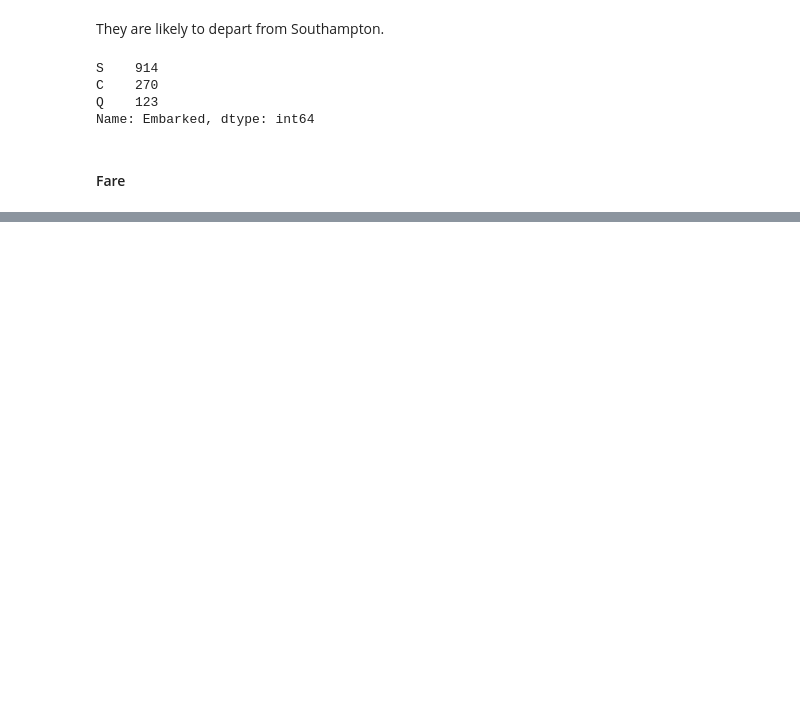
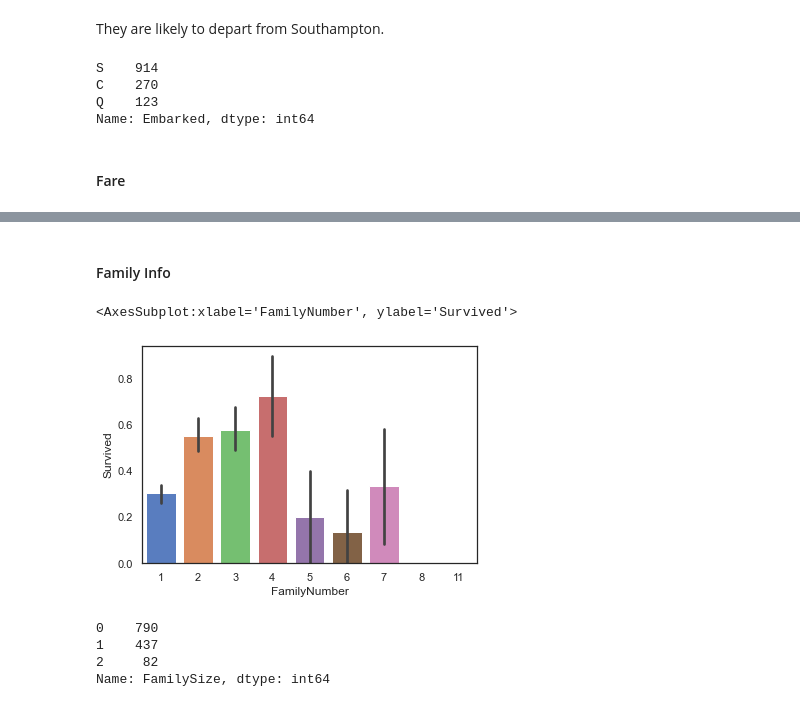
Before and after one commit to tmtsf/kaggle, a Jupyter notebook: titanic/notebook/titanic.ipynb, the cells around one changed output, grey strips where cells are left out. Cells and saved outputs as stored; diff of their text form; code cells hidden in the pictures; blank space fills up the shorter version.

```diff
--- a/titanic/notebook/titanic.ipynb
+++ b/titanic/notebook/titanic.ipynb
@@ -221,0 +284,24 @@ full['Fare'] = full['Fare'].fillna(full[(full['Pclass']==3)&(full['Embarked']=='
+# %% [markdown]
+#### Family Info
+# %%
+full['FamilyNumber'] = full['Parch'] + full['SibSp'] + 1
+sns.barplot(data=full, x='FamilyNumber', y='Survived')
+# %% [output]
+<AxesSubplot:xlabel='FamilyNumber', ylabel='Survived'>
+[figure, added]
+# %%
+def family_size(family_number):
+  if family_number == 1:
+    return 0
+  elif family_number >= 2 and family_number <= 4:
+    return 1
+  else:
+    return 2
+
+full['FamilySize'] = full['FamilyNumber'].map(family_size)
+full['FamilySize'].value_counts()
+# %% [output]
+0    790
+1    437
+2     82
+Name: FamilySize, dtype: int64
```
Also changed, not shown: parts of 46 cells of this notebook.
